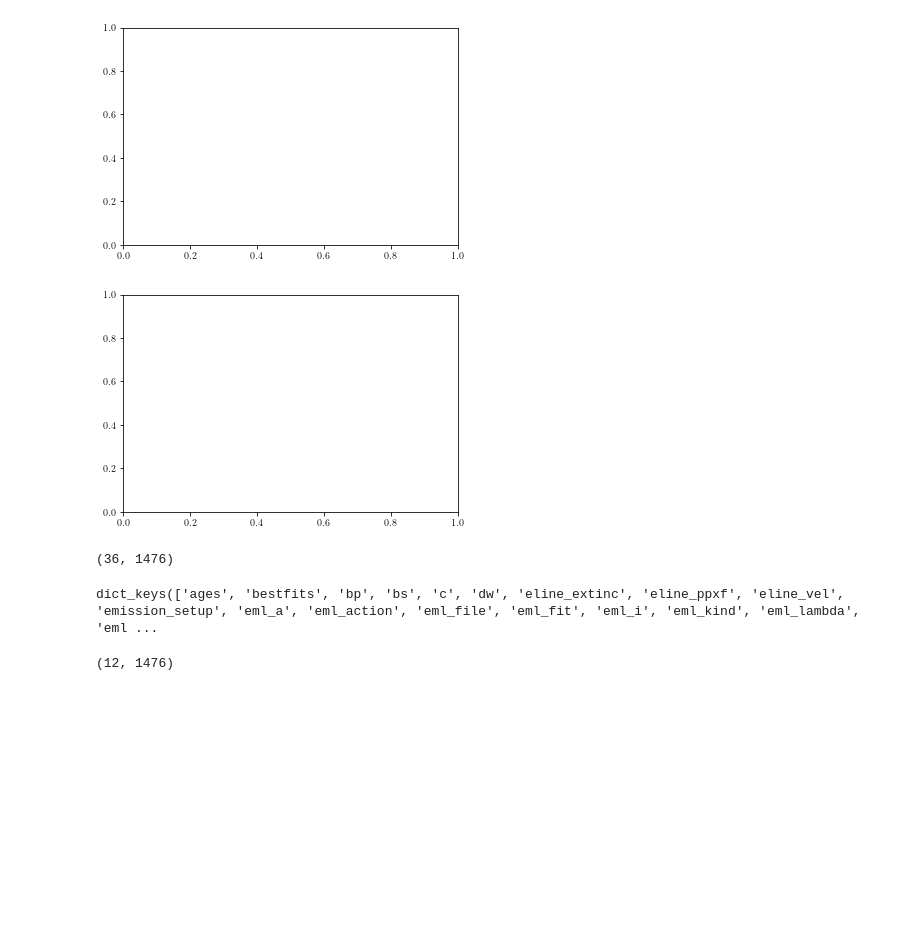
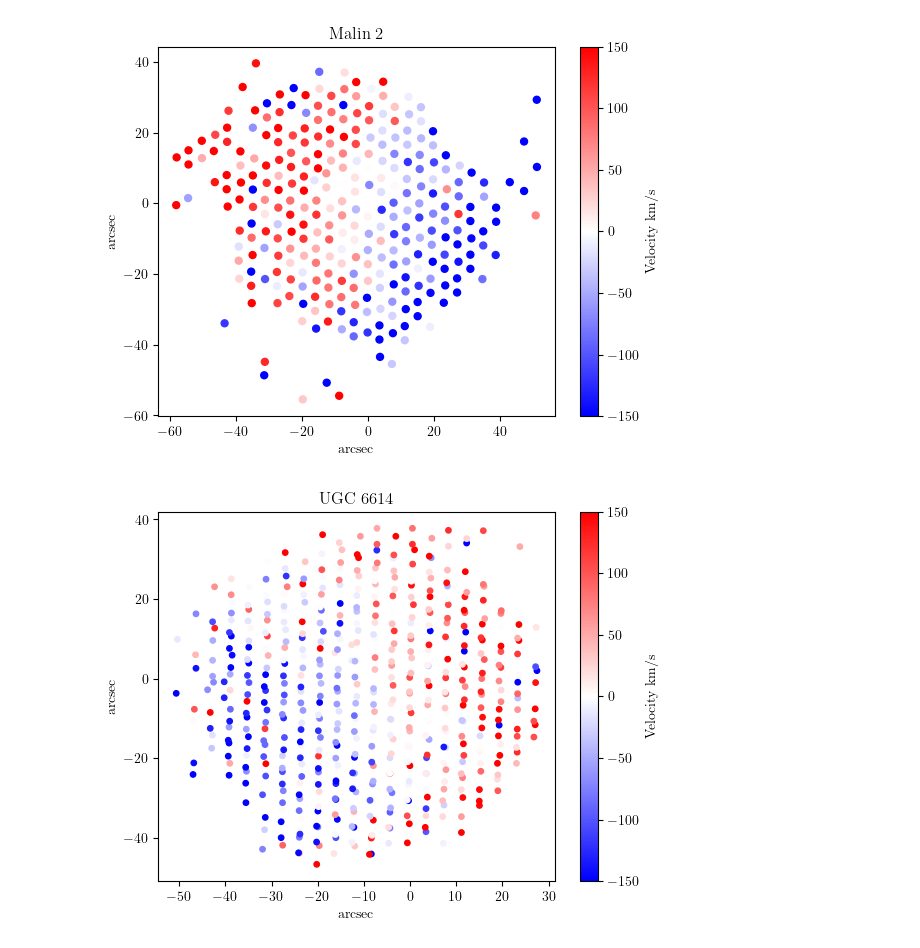
Before and after one commit to yoachim/glsbPaper, a Jupyter notebook: remake/plots1.ipynb, the cells around one changed output. Saved outputs shown, nothing was run; the diff lists cells and outputs as text; code cells hidden in the pictures; blank space fills up the shorter version.

Commit message:
velocity maps

```diff
--- a/remake/plots1.ipynb
+++ b/remake/plots1.ipynb
@@ -40,25 +40,27 @@ for key in file_dict:
 # %%
-file_dict = {'Malin 2': 'Malin2.sav',
+file_dict2 = {'Malin 2': 'Malin2.sav',
             'UGC 6614': 'UGC06614.sav'}
-# %%
-for key in file_dict:
-    f1 = readsav(file_dict[key])
-    fig, ax1 = plt.subplots()
-# %% [output]
-[figure, removed]
-[figure, removed]
-# %%
-f1['vels'].shape
-# %% [output]
-(36, 1476)
-# %%
-f1.keys()
-# %% [output]
-dict_keys(['ages', 'bestfits', 'bp', 'bs', 'c', 'dw', 'eline_extinc', 'eline_ppxf', 'eline_vel', 'emission_setup', 'eml_a', 'eml_action', 'eml_file', 'eml_fit', 'eml_i', 'eml_kind', 'eml_lambda', 'eml ...
-# %%
-f1['s_sols'].shape
-# %% [output]
-(12, 1476)
+# %%
+for key in file_dict:
+    f1 = readsav(file_dict2[key])
+    f3 = readsav(file_dict[key])
+    fig, ax1 = plt.subplots()
+
+    good = np.where((f1['s_sols'][1,:] != 0) & (f3['x'] > -60))[0]
+
+    med_v = np.median(f1['s_sols'][0,good])
+
+    sp = ax1.scatter(f3['x'][good], f3['y'][good], c=f1['s_sols'][0,good]-med_v, s=symsizes[key],
+               vmin=-150, vmax=150, cmap='bwr')
+
+    cb = fig.colorbar(sp, ax=ax1)
+    cb.set_label(r'Velocity km/s')
+    ax1.set_xlabel('arcsec')
+    ax1.set_ylabel('arcsec')
+    ax1.set_title(key)
+# %% [output]
+[figure, added]
+[figure, added]
 # %%
 # looks like there are some fits files somewhere
 rbins=[0.,5.,10.,20.,30.,40.,60.] # from fitandbin.pro
```
Also changed, not shown: parts of 1 cell of this notebook, 3 other files.
